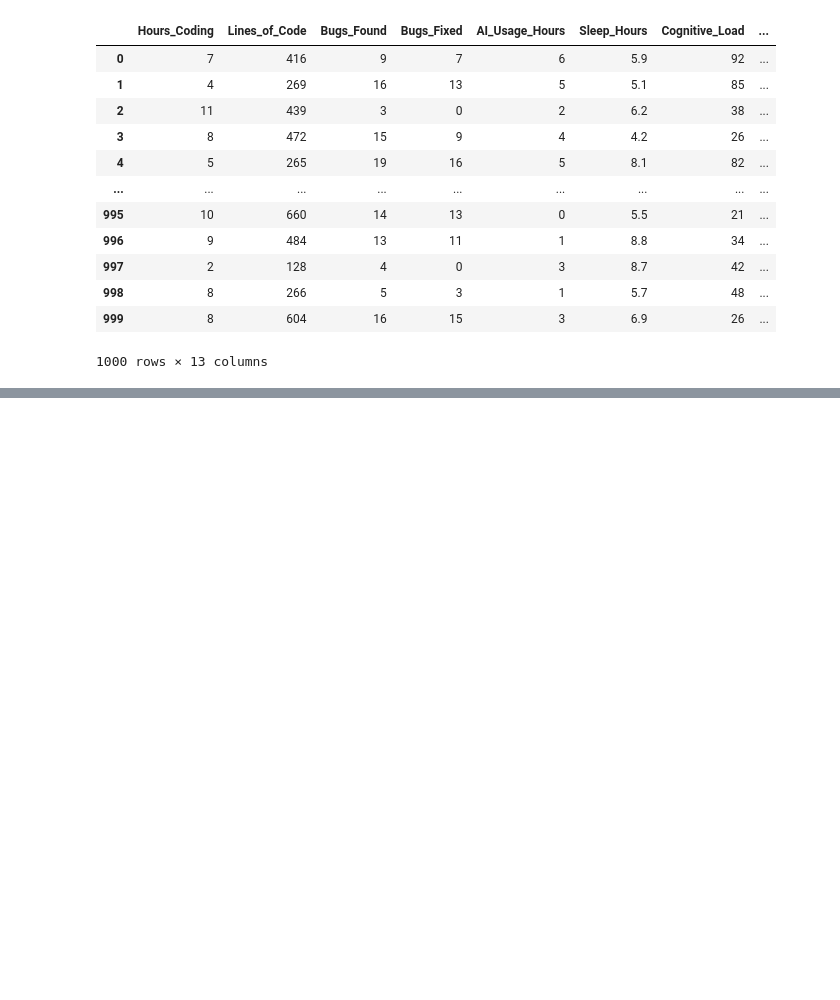
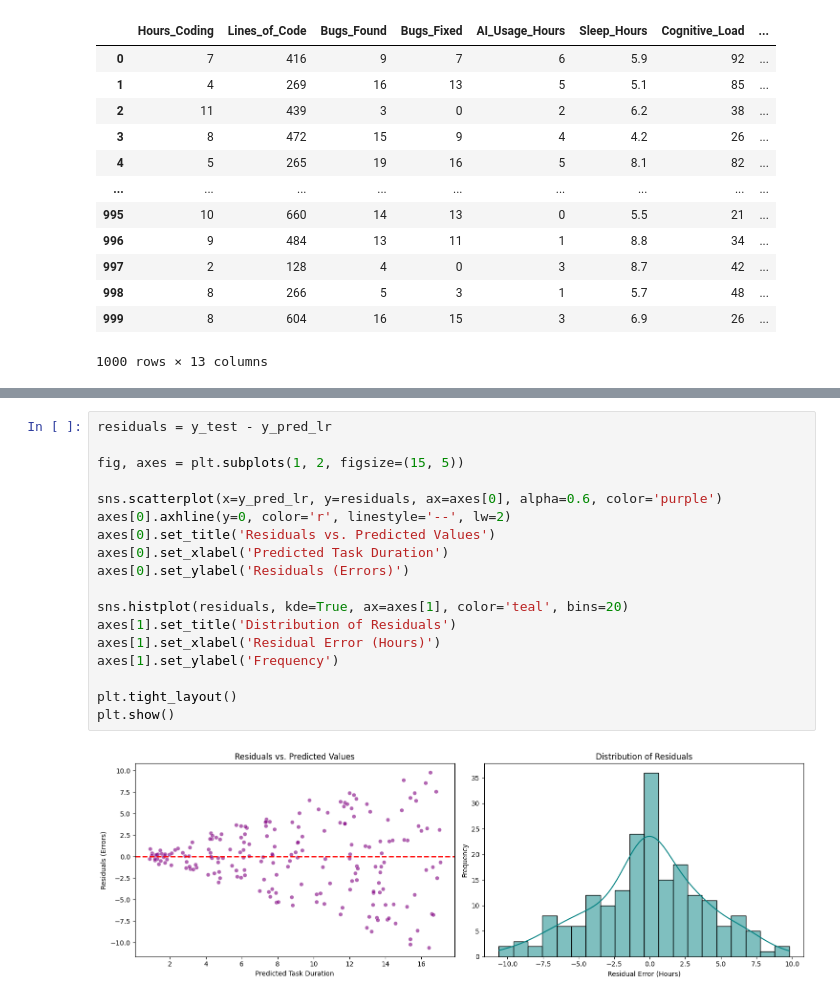
Before and after one commit to abanoubdev/ironhack-ai-developer-productivity-performance, a Jupyter notebook: Notebooks/clean_data_notebook.ipynb, the cells around one changed output, grey strips where cells are left out. Cells and saved outputs as stored; diff of their text form; blank space fills up the shorter version.

```diff
--- a/Notebooks/clean_data_notebook.ipynb
+++ b/Notebooks/clean_data_notebook.ipynb
@@ -68,0 +148,20 @@ X_test_scaled = scaler.transform(X_test)
+# %%
+residuals = y_test - y_pred_lr
+
+fig, axes = plt.subplots(1, 2, figsize=(15, 5))
+
+sns.scatterplot(x=y_pred_lr, y=residuals, ax=axes[0], alpha=0.6, color='purple')
+axes[0].axhline(y=0, color='r', linestyle='--', lw=2)
+axes[0].set_title('Residuals vs. Predicted Values')
+axes[0].set_xlabel('Predicted Task Duration')
+axes[0].set_ylabel('Residuals (Errors)')
+
+sns.histplot(residuals, kde=True, ax=axes[1], color='teal', bins=20)
+axes[1].set_title('Distribution of Residuals')
+axes[1].set_xlabel('Residual Error (Hours)')
+axes[1].set_ylabel('Frequency')
+
+plt.tight_layout()
+plt.show()
+# %% [output]
+[figure, added]
```
Also changed, not shown: parts of 15 cells of this notebook, 2 other files.
